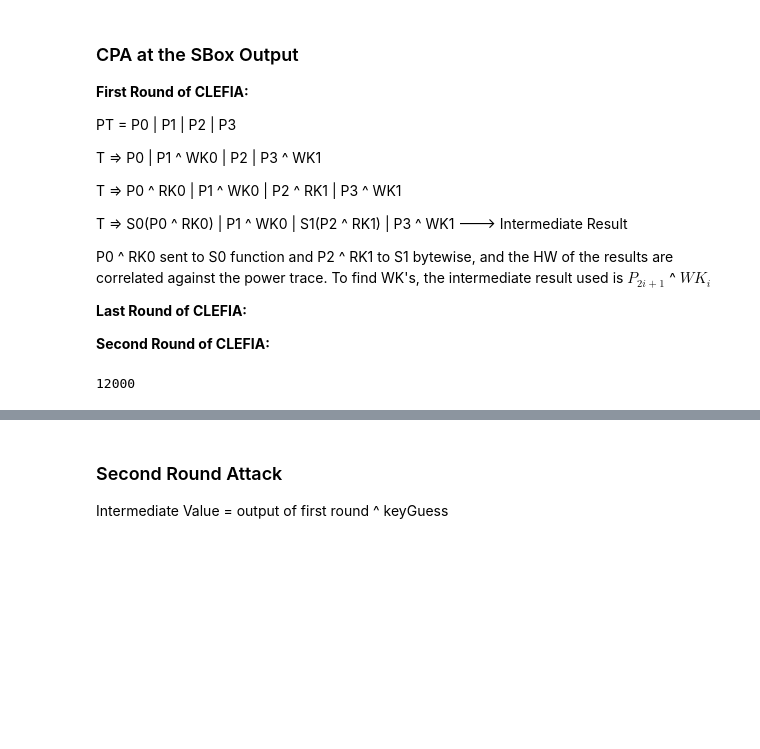
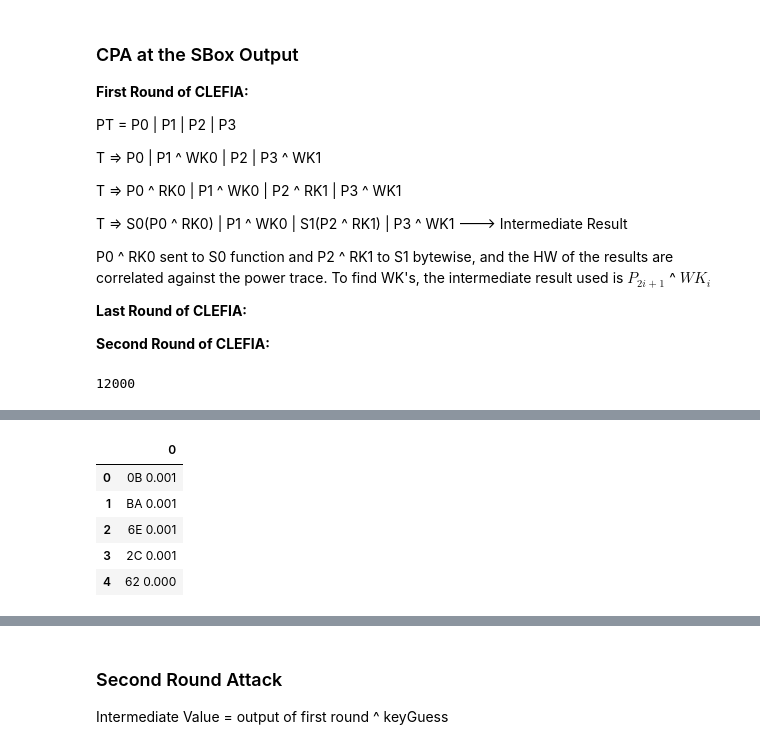
Before and after one commit to aklsh/CS6630, a Jupyter notebook: A2/src/clefia_CPA.ipynb, the cells around one changed output, grey strips where cells are left out. Saved outputs shown, nothing was run; the diff lists cells and outputs as text; code cells hidden in the pictures; blank space fills up the shorter version.

```diff
--- a/A2/src/clefia_CPA.ipynb
+++ b/A2/src/clefia_CPA.ipynb
@@ -108,8 +214,8 @@ activeTraces = int(alpha * totTraces)
 print(activeTraces)
 
 attackType = "first"
-startPoint = [800, 450, 1100, 15700, 16200, 16000]   # ['RK0', 'WK0/1', 'RK1', 'RK34', 'WK2/3', '']
-endPoint = [1000, 700, 1300, 15900, 16800, 16200]
+startPoint = [1100, 500, 1100, 15700, 16200, 16000]   # ['RK0', 'WK0/1', 'RK1', 'RK34', 'WK2/3', '']
+endPoint = [1300, 700, 1300, 15900, 16800, 16200]
 
 if (attackType == "first"):
     textArr = textInp
@@ -120,8 +226,23 @@ elif (attackType == "last"):
 
 HWmatrix = np.zeros((totTraces, 256), dtype= np.uint8)
 corrScore = np.zeros((16, 256, numPoints))
+printable = []    # for printing the top guessed keys
 # %% [output]
 12000
+# %%
+fmt = "{:02X}<br>{:.3f}"
+def format_stat(stat):
+    return str(fmt.format(stat[0], stat[1]))
+
+def color_corr_key(row):
+    # print(len(row))
+    ret = [""] * len(row)
+    for i, bnum in enumerate(row):
+        if i == 0:
+            ret[i] = "color: green"
+        else:
+            ret[i] = "color: red"
+    return ret
 # %%
 # Infer RK0/RK34:
 # region to track in the power trace for artefacts from the 1st round
@@ -141,32 +262,50 @@ EndPoint = 1400?
 '''
 keyGuess = []
 
-for i in range(0, 4):
-    for keyByte in tqdm(range(0, 256)):
+for i in tnrange(0, 4, desc="Attacking RK0"):
+    temp = []
+    for keyByte in tnrange(0, 256, desc="Generating Hamming Weights"):
         for traceNum in range(activeTraces):
-            if (i % 2 == 0):
-                interVal = intermediate_0(textArr[traceNum, i], keyByte)
+            if (i == 0):
+                interVal = intermediate_00(textInp[traceNum, i], keyByte)
+            elif (i == 1):
+                interVal = intermediate_01(textInp[traceNum, i], keyByte)
+            elif (i == 2):
+                interVal = intermediate_02(textInp[traceNum, i], keyByte)
+            elif (i == 3):
+                interVal = intermediate_03(textInp[traceNum, i], keyByte)
             else:
-                interVal = intermediate_1(textArr[traceNum, i], keyByte)
-            HWmatrix[traceNum, keyByte] = HW[interVal]
+                interVal = intermediate_xor(textArr[traceNum, i], keyByte)
+            HWmatrix[traceNum, keyByte] = bin(interVal).count("1")
 
-        hwvec = HWmatrix[:activeTraces, keyByte]
-        pTrace = powerTrace[:activeTraces, startPoint[offset]:endPoint[offset]]
-        corrScore[i, keyByte, startPoint[offset]:endPoint[offset]] = [np.abs(linregress(hwvec, pTrace[:, point]).slope) \
-                                                      for point in range(endPoint[offset] - startPoint[offset])]
+        for point in range(startPoint[offset], endPoint[offset]):
+            hw = HWmatrix[:activeTraces, keyByte]
+            trc = powerTrace[:activeTraces, point]
+            corrScore[i, keyByte, point] = np.abs(linregress(hw, trc).slope)
+        temp.append((keyByte, np.max(corrScore[i, keyByte])))
 
-    maxScoreVec = corrScore[i].max(axis=1)    #maxScore across tracePoints for each guess
-    top5idx = maxScoreVec.argsort()[-5:]
-    confScore.append(maxScoreVec[top5idx][-1] / maxScoreVec[top5idx][-2])
-    guessTop5.append((i, top5idx, maxScoreVec[top5idx]))
-    keyGuess.append(top5idx[-1])
-    print(guessTop5)
-    print(corrScore[i].argmax(axis=1)[top5idx])
-    print("Confidence Score: ", confScore, "Key Guesses: ", keyGuess)
+#     maxScoreVec = corrScore[i].max(axis=1)    # maxScore across tracePoints for each guess
+#     top5idx = maxScoreVec.argsort()[-5:]
+#     confScore.append(maxScoreVec[top5idx][-1] / maxScoreVec[top5idx][-2])
+#     guessTop5.append((i, top5idx, maxScoreVec[top5idx]))
+#     keyGuess.append(top5idx[-1])
 
-if (attackType == "first"):
-    fileName = "../data/keys/RK0"
-else:
-    fileName = "../data/keys/RK34"
-#np.save(fileName, keyGuess)
+#     clear_output(wait=True)  # clear the previous output
+#     display(guessTop5)
+#     display(corrScore[i].argmax(axis=1)[top5idx])
+#     display("Confidence Score: ", confScore, "Key Guesses: ", keyGuess)
+
+    temp.sort(key = lambda x: -x[1])  # sort temp by dom value
+    printable.append(temp)  # add the data in list
+    df = pd.DataFrame(printable).transpose()
+
+    keyGuess.append(corrScore[i].max(axis=1).argmax())
+
+    clear_output(wait=True)  # clear the previous output
+    display(df.head().style.format(format_stat).apply(color_corr_key, axis=0))  # display the current status
+# if (attackType == "first"):
+#     fileName = "../data/keys/RK0"
+# else:
+#     fileName = "../data/keys/RK34"
+# np.save(fileName, keyGuess)
 # %% [output]
@@ -185,3 +312,9 @@ Confidence Score:  [2.6832811159025445, 3.2743425399705566, 2.7922086578289522,
+|  | 0 |
+| 0 | 0B 0.001 |
+| 1 | BA 0.001 |
+| 2 | 6E 0.001 |
+| 3 | 2C 0.001 |
+| 4 | 62 0.000 |
 # %%
 # Infer WK0/1 or WK2/3:
 # region to track in the power trace for artefacts from the 1st round
```
Also changed, not shown: parts of 13 cells of this notebook.
